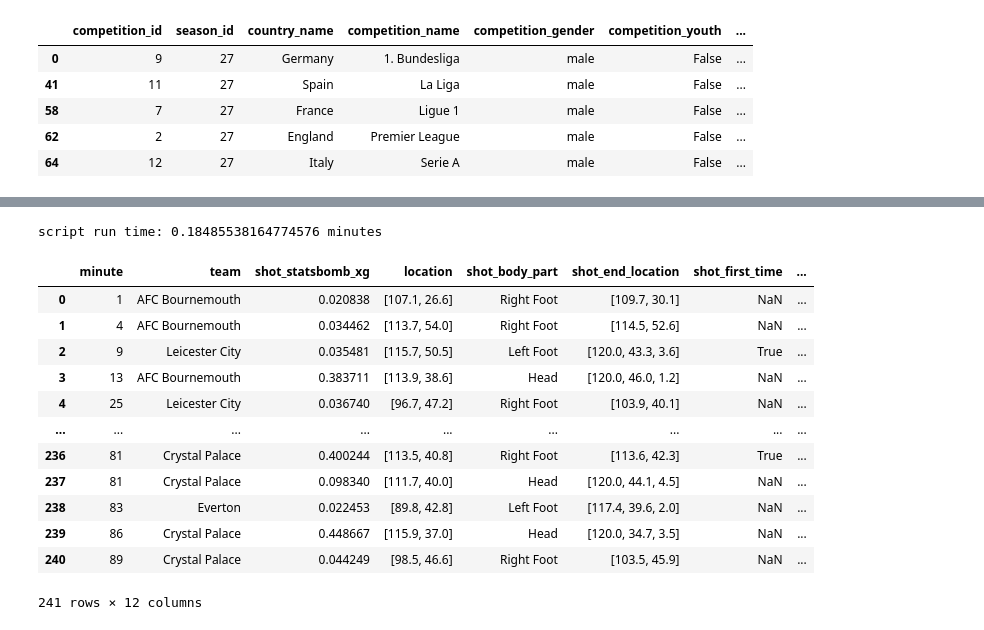
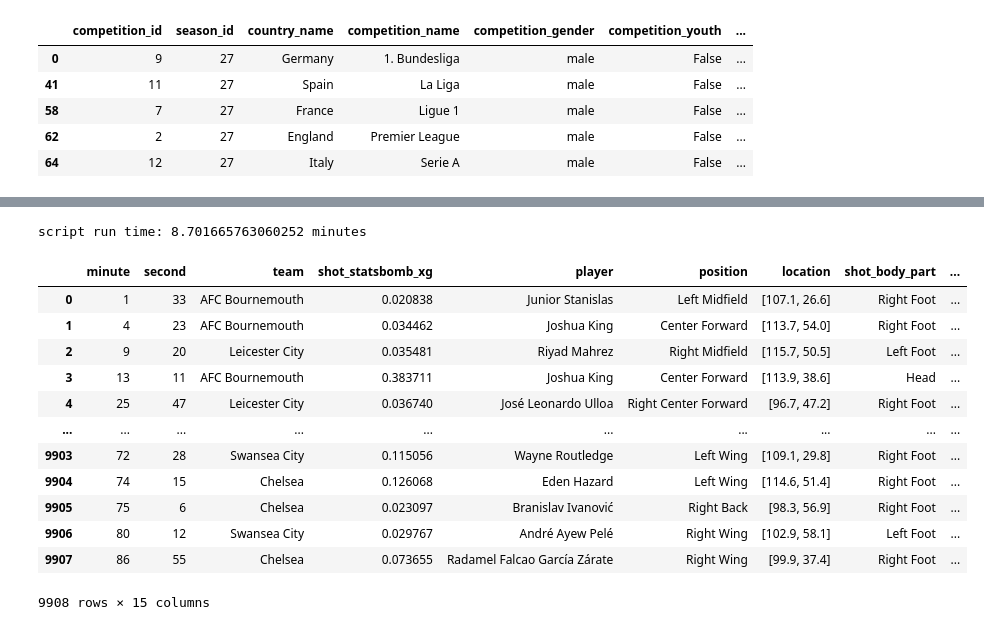
Before and after one commit to SenOhen/xg-analysis, a Jupyter notebook: xg_analysis.ipynb, the cells around one changed output, grey strips where cells are left out. Saved outputs shown, nothing was run; the diff lists cells and outputs as text; code cells hidden in the pictures.

```diff
--- a/xg_analysis.ipynb
+++ b/xg_analysis.ipynb
@@ -48,0 +95,6 @@ PremierLeague = sb.matches(competition_id=2, season_id=27)
+# %%
+relevant_attributes = ['minute', 'second', 'team', 'shot_statsbomb_xg',
+                       'player', 'position', 'location', 'shot_body_part',
+       'shot_end_location', 'shot_first_time',
+         'shot_technique',
+       'shot_type', 'type','shot_outcome']
@@ -49,40 +120,32 @@ PremierLeague = sb.matches(competition_id=2, season_id=27)
+# %%
+Premier_League_shots_df = pd.DataFrame(columns=relevant_attributes)
 # %%
-relevant_attributes = ['minute', 'team', 'shot_statsbomb_xg', 'location', 'shot_body_part',
-       'shot_end_location', 'shot_first_time',
-         'shot_technique',
-       'shot_type', 'type','shot_outcome']
+start = time.time()
+for match in PremierLeague['match_id']:#[:10]:
+    match_df = sb.events(match_id=match)
+    relevant_match_df = match_df[relevant_attributes][match_df['type']=='Shot']
+    Premier_League_shots_df = pd.concat([Premier_League_shots_df, relevant_match_df], ignore_index=True)
 
-league_df = pd.DataFrame(columns=relevant_attributes)
-start = time.time()
-for match in PremierLeague['match_id'][:10]:
-    match_df = sb.events(match_id=match)
-    #relevant_match_df = match_df[relevant_attributes].dropna(subset=['shot_statsbomb_xg'])
-    relevant_match_df = match_df[relevant_attributes][match_df['type']=='Shot']
-    #relevant_match_df = match_df[match_df['type']=='Shot']
-    league_df = pd.concat([league_df, relevant_match_df], ignore_index=True)
-# league_df
-#
-#print(PremierLeague['match_id'][0:10])
+Premier_League_shots_df['shot_outcome'] = Premier_League_shots_df['shot_outcome'].replace(to_replace={'Off T': 0, 'Blocked': 0, 'Saved': 0, 'Goal': 1, 'Wayward': 0, 'Post': 0,
+               'Saved to Post': 0, 'Saved Off Target': 0})
+
+Premier_League_shots_df['distance'] = Premier_League_shots_df.apply(lambda row: np.sqrt(np.abs(row.location[0]-120)**2 +
+                                                     np.abs(row.location[1]-40)**2), axis=1)
 end = time.time()
 print(f'script run time: {(end - start)/60} minutes')
-league_df['shot_outcome'] = league_df['shot_outcome'].replace(to_replace={'Off T': 0, 'Blocked': 0, 'Saved': 0, 'Goal': 1, 'Wayward': 0, 'Post': 0,
-               'Saved to Post': 0, 'Saved Off Target': 0})
-
-league_df['distance'] = league_df.apply(lambda row: np.sqrt(np.abs(row.location[0]-120)**2 +
-                                                     np.abs(row.location[1]-40)**2), axis=1)
-league_df
+Premier_League_shots_df
 # %% [output]
-script run time: 0.18485538164774576 minutes
+script run time: 8.701665763060252 minutes
-|  | minute | team | shot_statsbomb_xg | location | shot_body_part | shot_end_location | shot_first_time | ... |
-| 0 | 1 | AFC Bournemouth | 0.020838 | [107.1, 26.6] | Right Foot | [109.7, 30.1] | NaN | ... |
-| 1 | 4 | AFC Bournemouth | 0.034462 | [113.7, 54.0] | Right Foot | [114.5, 52.6] | NaN | ... |
-| 2 | 9 | Leicester City | 0.035481 | [115.7, 50.5] | Left Foot | [120.0, 43.3, 3.6] | True | ... |
-| 3 | 13 | AFC Bournemouth | 0.383711 | [113.9, 38.6] | Head | [120.0, 46.0, 1.2] | NaN | ... |
-| 4 | 25 | Leicester City | 0.036740 | [96.7, 47.2] | Right Foot | [103.9, 40.1] | NaN | ... |
-| ... | ... | ... | ... | ... | ... | ... | ... | ... |
-| 236 | 81 | Crystal Palace | 0.400244 | [113.5, 40.8] | Right Foot | [113.6, 42.3] | True | ... |
-| 237 | 81 | Crystal Palace | 0.098340 | [111.7, 40.0] | Head | [120.0, 44.1, 4.5] | NaN | ... |
-| 238 | 83 | Everton | 0.022453 | [89.8, 42.8] | Left Foot | [117.4, 39.6, 2.0] | NaN | ... |
-| 239 | 86 | Crystal Palace | 0.448667 | [115.9, 37.0] | Head | [120.0, 34.7, 3.5] | NaN | ... |
-| 240 | 89 | Crystal Palace | 0.044249 | [98.5, 46.6] | Right Foot | [103.5, 45.9] | NaN | ... |
+|  | minute | second | team | shot_statsbomb_xg | player | position | location | shot_body_part | ... |
+| 0 | 1 | 33 | AFC Bournemouth | 0.020838 | Junior Stanislas | Left Midfield | [107.1, 26.6] | Right Foot | ... |
+| 1 | 4 | 23 | AFC Bournemouth | 0.034462 | Joshua King | Center Forward | [113.7, 54.0] | Right Foot | ... |
+| 2 | 9 | 20 | Leicester City | 0.035481 | Riyad Mahrez | Right Midfield | [115.7, 50.5] | Left Foot | ... |
+| 3 | 13 | 11 | AFC Bournemouth | 0.383711 | Joshua King | Center Forward | [113.9, 38.6] | Head | ... |
+| 4 | 25 | 47 | Leicester City | 0.036740 | José Leonardo Ulloa | Right Center Forward | [96.7, 47.2] | Right Foot | ... |
+| ... | ... | ... | ... | ... | ... | ... | ... | ... | ... |
+| 9903 | 72 | 28 | Swansea City | 0.115056 | Wayne Routledge | Left Wing | [109.1, 29.8] | Right Foot | ... |
+| 9904 | 74 | 15 | Chelsea | 0.126068 | Eden Hazard | Left Wing | [114.6, 51.4] | Right Foot | ... |
+| 9905 | 75 | 6 | Chelsea | 0.023097 | Branislav Ivanović | Right Back | [98.3, 56.9] | Right Foot | ... |
+| 9906 | 80 | 12 | Swansea City | 0.029767 | André Ayew Pelé | Right Wing | [102.9, 58.1] | Left Foot | ... |
+| 9907 | 86 | 55 | Chelsea | 0.073655 | Radamel Falcao García Zárate | Right Wing | [99.9, 37.4] | Right Foot | ... |
-241 rows × 12 columns
+9908 rows × 15 columns
```
Also changed, not shown: parts of 42 cells of this notebook.
